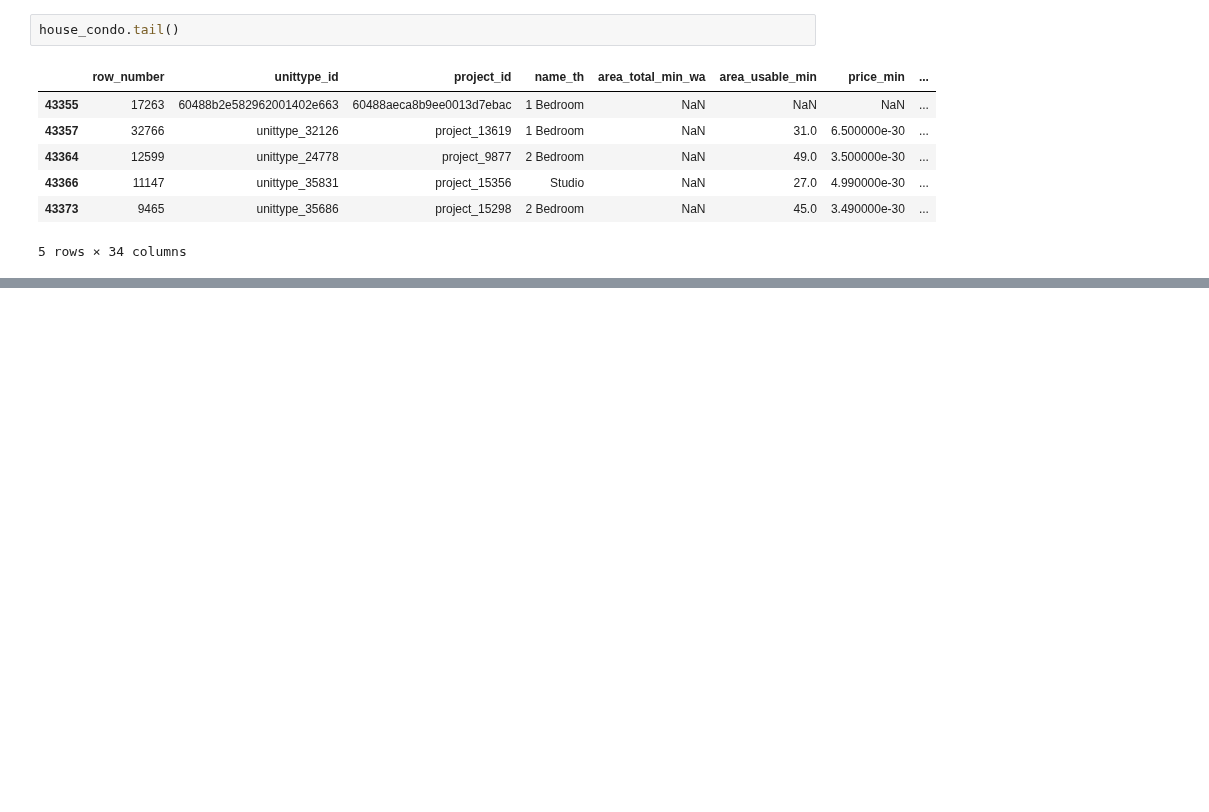
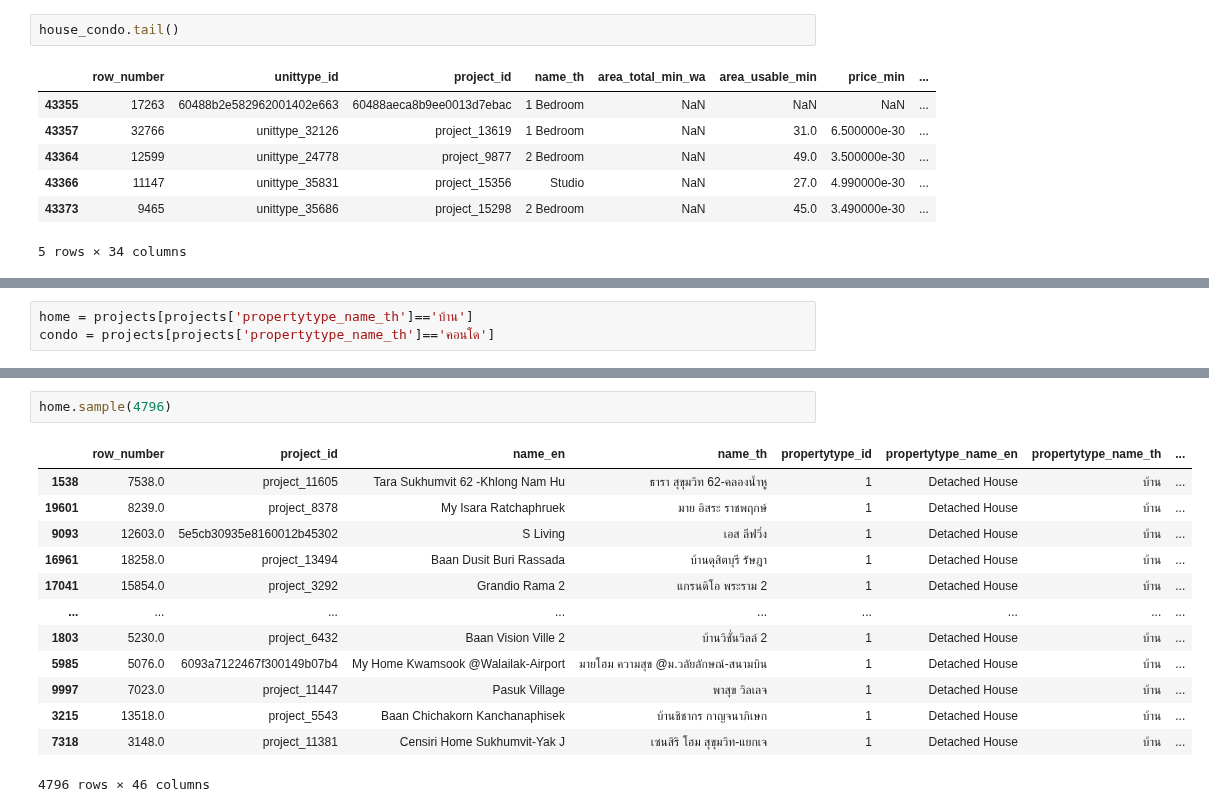
Before and after one commit to TKhahahah/BSC_DPDM2025, a Jupyter notebook: Ch3_Data_Preprocessing.ipynb, the cells around one changed output, grey strips where cells are left out. Drawn from its saved outputs; the diff is of its cells as text; blank space fills up the shorter version.

```diff
--- a/Ch3_Data_Preprocessing.ipynb
+++ b/Ch3_Data_Preprocessing.ipynb
@@ -843,0 +866,3 @@ house_condo.tail()
+# %%
+home = projects[projects['propertytype_name_th']=='บ้าน']
+condo = projects[projects['propertytype_name_th']=='คอนโด']
@@ -843,0 +886,16 @@ house_condo.tail()
+# %%
+home.sample(4796)
+# %% [output]
+|  | row_number | project_id | name_en | name_th | propertytype_id | propertytype_name_en | propertytype_name_th | ... |
+| 1538 | 7538.0 | project_11605 | Tara Sukhumvit 62 -Khlong Nam Hu | ธารา สุขุมวิท 62-คลองน้ำหู | 1 | Detached House | บ้าน | ... |
+| 19601 | 8239.0 | project_8378 | My Isara Ratchaphruek | มาย อิสระ ราชพฤกษ์ | 1 | Detached House | บ้าน | ... |
+| 9093 | 12603.0 | 5e5cb30935e8160012b45302 | S Living | เอส ลีฟวิ่ง | 1 | Detached House | บ้าน | ... |
+| 16961 | 18258.0 | project_13494 | Baan Dusit Buri Rassada | บ้านดุสิตบุรี รัษฎา | 1 | Detached House | บ้าน | ... |
+| 17041 | 15854.0 | project_3292 | Grandio Rama 2 | แกรนดิโอ พระราม 2 | 1 | Detached House | บ้าน | ... |
+| ... | ... | ... | ... | ... | ... | ... | ... | ... |
+| 1803 | 5230.0 | project_6432 | Baan Vision Ville 2 | บ้านวิชั่นวิลล์ 2 | 1 | Detached House | บ้าน | ... |
+| 5985 | 5076.0 | 6093a7122467f300149b07b4 | My Home Kwamsook @Walailak-Airport | มายโฮม ความสุข @ม.วลัยลักษณ์-สนามบิน | 1 | Detached House | บ้าน | ... |
+| 9997 | 7023.0 | project_11447 | Pasuk Village | พาสุข วิลเลจ | 1 | Detached House | บ้าน | ... |
+| 3215 | 13518.0 | project_5543 | Baan Chichakorn Kanchanaphisek | บ้านชิชากร กาญจนาภิเษก | 1 | Detached House | บ้าน | ... |
+| 7318 | 3148.0 | project_11381 | Censiri Home Sukhumvit-Yak J | เซนสิริ โฮม สุขุมวิท-แยกเจ | 1 | Detached House | บ้าน | ... |
+4796 rows × 46 columns
```
Also changed, not shown: parts of 20 cells of this notebook.
